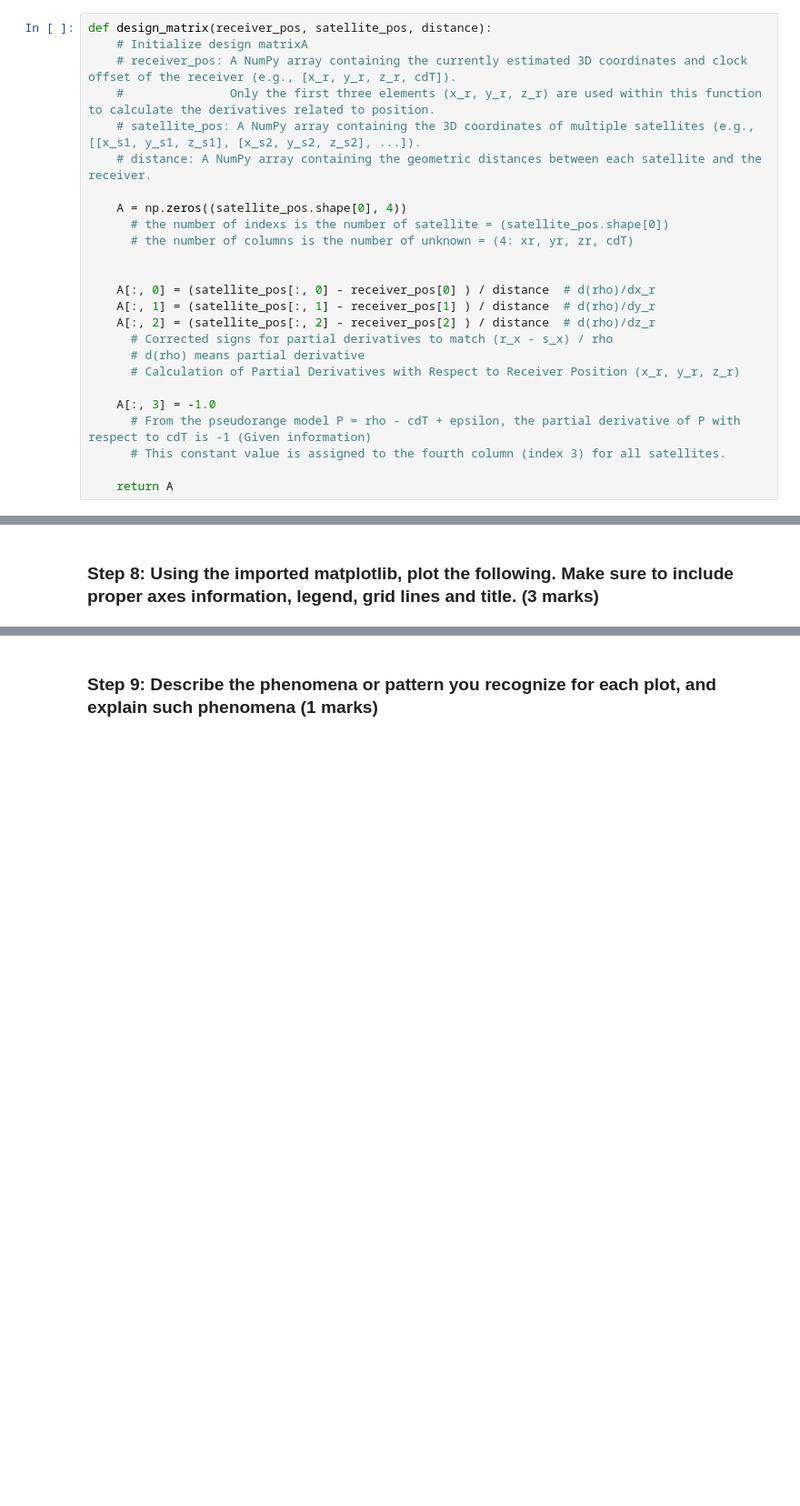
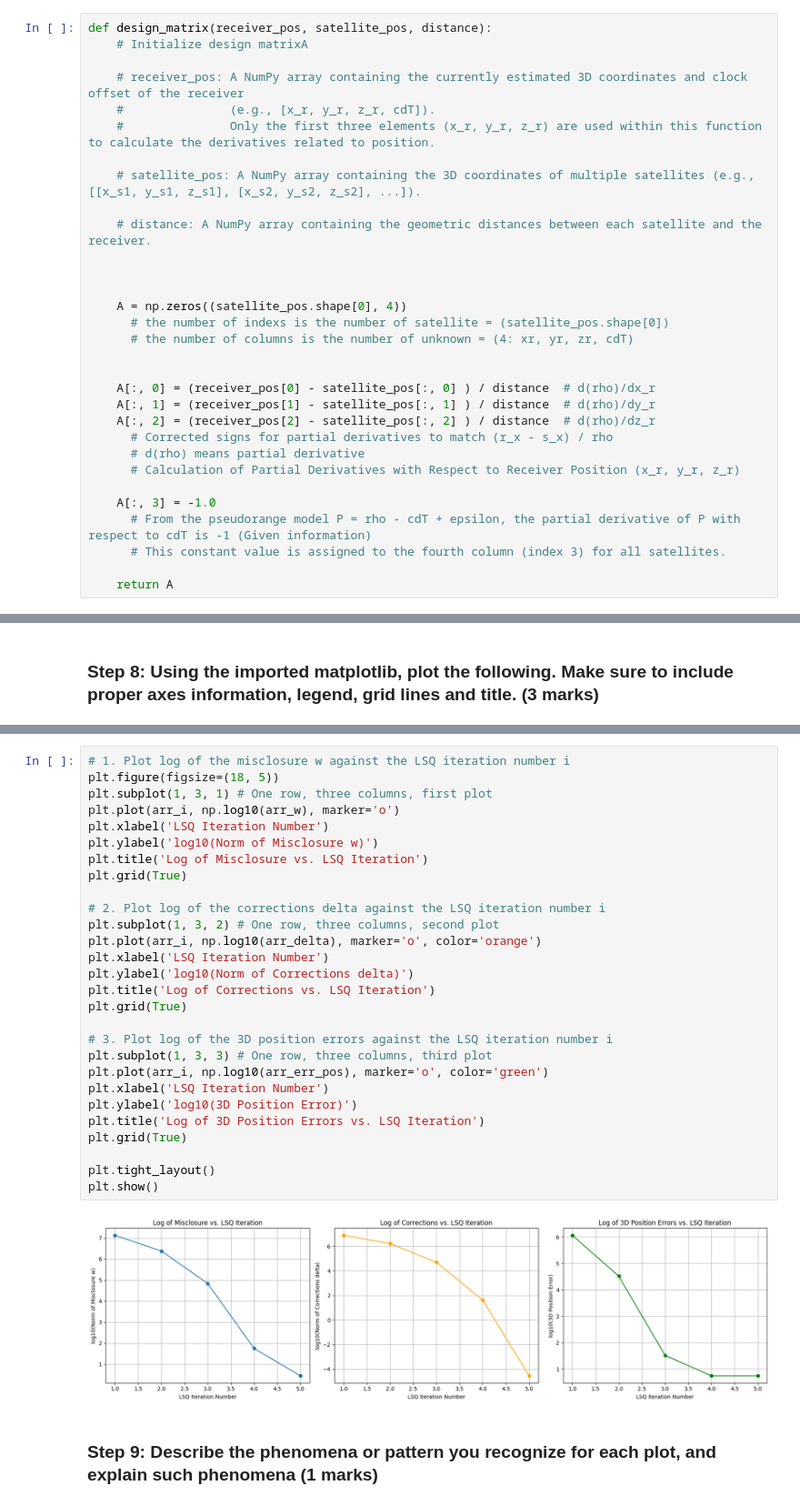
Before and after one commit to WoodenArmor/ENGG680_2025_Fall, a Jupyter notebook: Lab_Assignment2/Assignment2_Upload.ipynb, the cells around one changed output, grey strips where cells are left out. Shown: that part at 91% size. Saved outputs shown, nothing was run; the diff lists cells and outputs as text; blank space fills up the shorter version.

```diff
--- a/Lab_Assignment2/Assignment2_Upload.ipynb
+++ b/Lab_Assignment2/Assignment2_Upload.ipynb
@@ -267,19 +273,25 @@ This matrix is used for least squares estimation in positioning or navigation ap
 # %%
 def design_matrix(receiver_pos, satellite_pos, distance):
     # Initialize design matrixA
-    # receiver_pos: A NumPy array containing the currently estimated 3D coordinates and clock offset of the receiver (e.g., [x_r, y_r, z_r, cdT]).
+
+    # receiver_pos: A NumPy array containing the currently estimated 3D coordinates and clock offset of the receiver
+    #               (e.g., [x_r, y_r, z_r, cdT]).
     #               Only the first three elements (x_r, y_r, z_r) are used within this function to calculate the derivatives related to position.
+
     # satellite_pos: A NumPy array containing the 3D coordinates of multiple satellites (e.g., [[x_s1, y_s1, z_s1], [x_s2, y_s2, z_s2], ...]).
+
     # distance: A NumPy array containing the geometric distances between each satellite and the receiver.
+
+
 
     A = np.zeros((satellite_pos.shape[0], 4))
       # the number of indexs is the number of satellite = (satellite_pos.shape[0])
       # the number of columns is the number of unknown = (4: xr, yr, zr, cdT)
 
 
-    A[:, 0] = (satellite_pos[:, 0] - receiver_pos[0] ) / distance  # d(rho)/dx_r
-    A[:, 1] = (satellite_pos[:, 1] - receiver_pos[1] ) / distance  # d(rho)/dy_r
-    A[:, 2] = (satellite_pos[:, 2] - receiver_pos[2] ) / distance  # d(rho)/dz_r
+    A[:, 0] = (receiver_pos[0] - satellite_pos[:, 0] ) / distance  # d(rho)/dx_r
+    A[:, 1] = (receiver_pos[1] - satellite_pos[:, 1] ) / distance  # d(rho)/dy_r
+    A[:, 2] = (receiver_pos[2] - satellite_pos[:, 2] ) / distance  # d(rho)/dz_r
       # Corrected signs for partial derivatives to match (r_x - s_x) / rho
       # d(rho) means partial derivative
       # Calculation of Partial Derivatives with Respect to Receiver Position (x_r, y_r, z_r)
@@ -378,2 +590,32 @@ Print:
+# %%
+# 1. Plot log of the misclosure w against the LSQ iteration number i
+plt.figure(figsize=(18, 5))
+plt.subplot(1, 3, 1) # One row, three columns, first plot
+plt.plot(arr_i, np.log10(arr_w), marker='o')
+plt.xlabel('LSQ Iteration Number')
+plt.ylabel('log10(Norm of Misclosure w)')
+plt.title('Log of Misclosure vs. LSQ Iteration')
+plt.grid(True)
+
+# 2. Plot log of the corrections delta against the LSQ iteration number i
+plt.subplot(1, 3, 2) # One row, three columns, second plot
+plt.plot(arr_i, np.log10(arr_delta), marker='o', color='orange')
+plt.xlabel('LSQ Iteration Number')
+plt.ylabel('log10(Norm of Corrections delta)')
+plt.title('Log of Corrections vs. LSQ Iteration')
+plt.grid(True)
+
+# 3. Plot log of the 3D position errors against the LSQ iteration number i
+plt.subplot(1, 3, 3) # One row, three columns, third plot
+plt.plot(arr_i, np.log10(arr_err_pos), marker='o', color='green')
+plt.xlabel('LSQ Iteration Number')
+plt.ylabel('log10(3D Position Error)')
+plt.title('Log of 3D Position Errors vs. LSQ Iteration')
+plt.grid(True)
+
+plt.tight_layout()
+plt.show()
+# %% [output]
+[figure, added]
 # %% [markdown]
 ### Step 9: Describe the phenomena or pattern you recognize for each plot, and explain such phenomena (1 marks)
```
Also changed, not shown: parts of 34 cells of this notebook.
